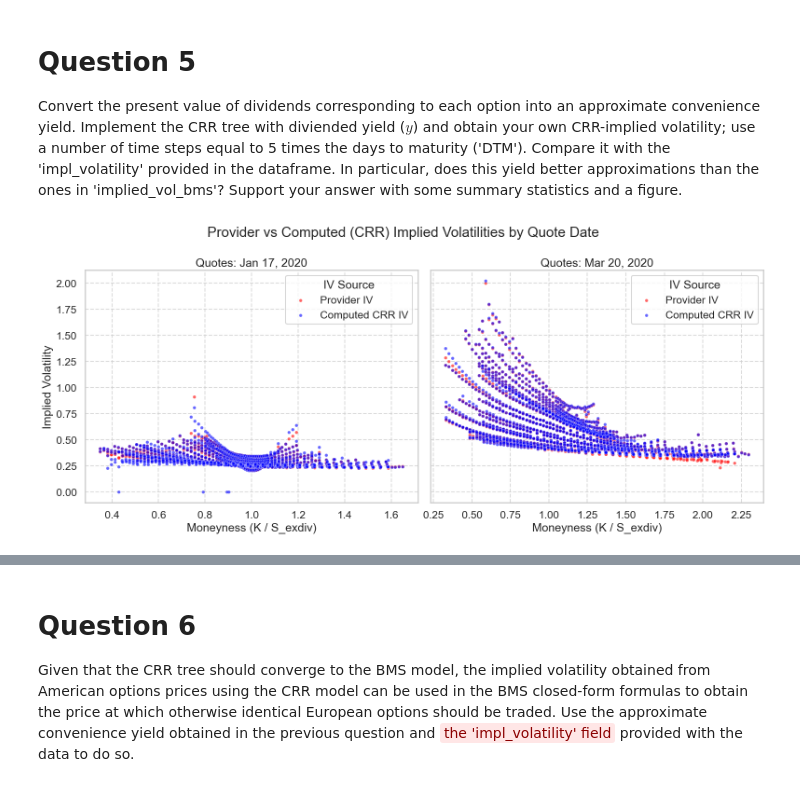
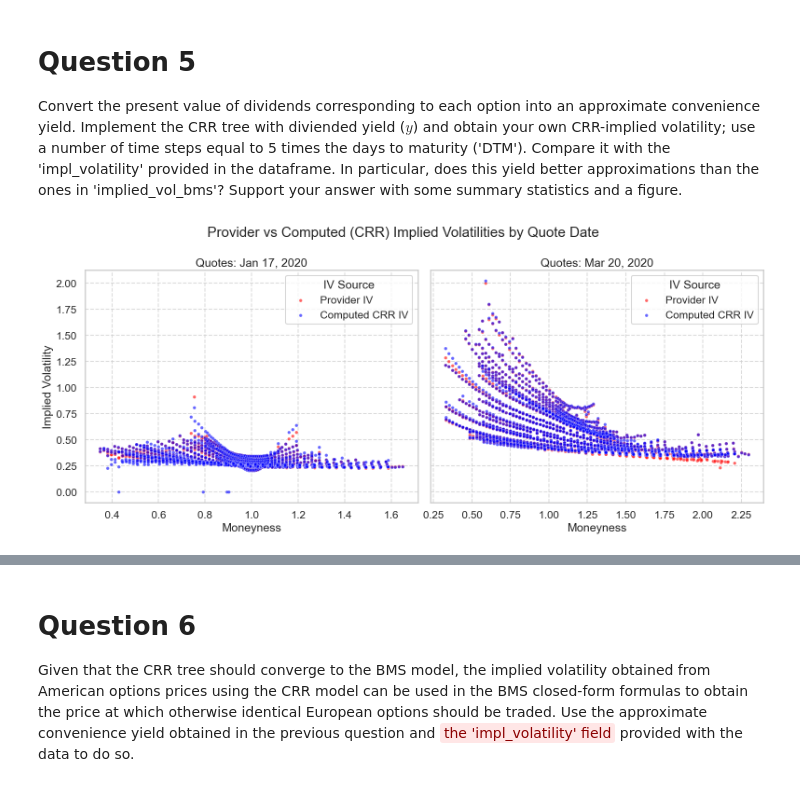
Before and after one commit to geoffroy-h-e/derivatives_p1, a Jupyter notebook: Derivatives_assignment_1/assignmentv2.ipynb, the cells around one changed output, grey strips where cells are left out. Drawn from its saved outputs; the diff is of its cells as text; code cells hidden in the pictures.

```diff
--- a/Derivatives_assignment_1/assignmentv2.ipynb
+++ b/Derivatives_assignment_1/assignmentv2.ipynb
@@ -517,32 +565,32 @@ valid = valid[valid["quote_date"].notna()].copy()
 # ---- figure layout ----
 sns.set_context("talk"); sns.set_style("whitegrid")
 fig, axes = plt.subplots(1, 2, figsize=(16, 7), sharey=True)
 
 palette = {"Provider IV": "red", "CRR IV": "blue"}
 
 # ---- plot each date ----
 for i, (qdate, ax) in enumerate(zip(valid["quote_date"].unique(), axes)):
     sub = valid[valid["quote_date"] == qdate].copy()
 
     sns.scatterplot(
         data=sub, x="moneyness", y="impl_volatility",
         ax=ax, color=palette["Provider IV"], label="Provider IV",
         alpha=0.6, s=25
     )
     sns.scatterplot(
         data=sub, x="moneyness", y="iv_crr",
         ax=ax, color=palette["CRR IV"], label="Computed CRR IV",
         alpha=0.6, s=25
     )
 
     ax.set_title(f"Quotes: {qdate}")
-    ax.set_xlabel("Moneyness (K / S_exdiv)")
+    ax.set_xlabel("Moneyness")
     ax.grid(True, linestyle="--", alpha=0.7)
     ax.legend(title="IV Source")
 
 axes[0].set_ylabel("Implied Volatility")
 fig.suptitle("Provider vs Computed (CRR) Implied Volatilities by Quote Date")
 fig.tight_layout()
 plt.show()
 # %% [output]
-[figure, old version]
+[figure, new version]
```
Also changed, not shown: parts of 7 cells of this notebook, 1 other file.
